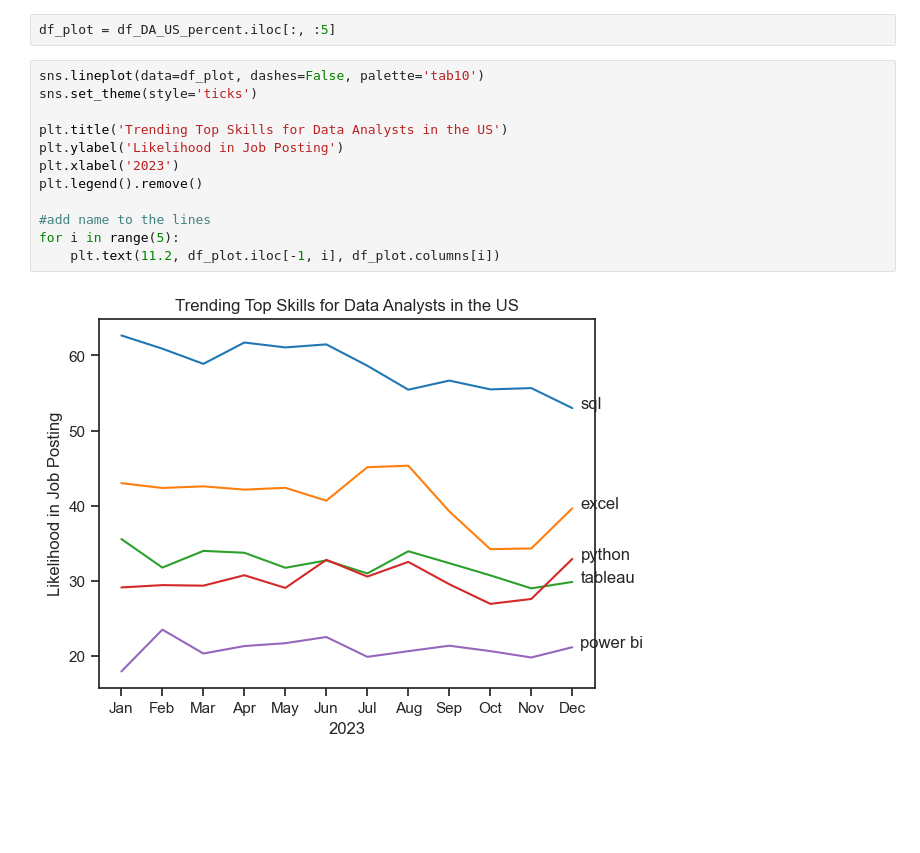
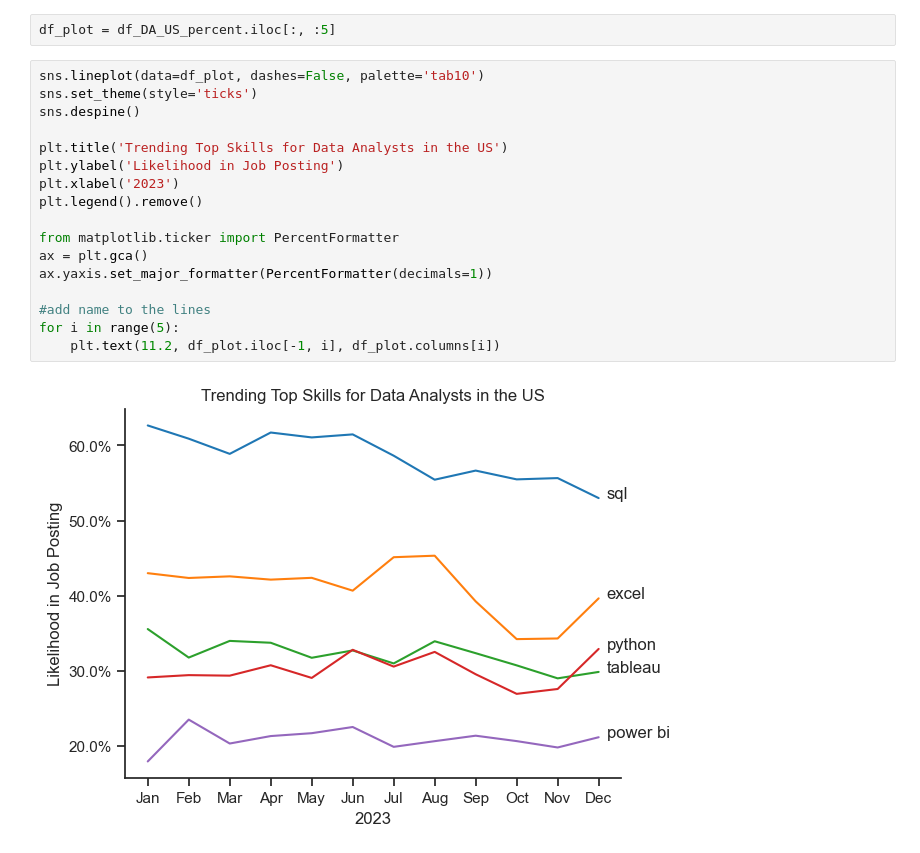
Before and after one commit to grootbean/Python_Data_Project, a Jupyter notebook: 3_Project/3_Skills_Trend.ipynb, the cells around one changed output. Saved outputs shown, nothing was run; the diff lists cells and outputs as text; blank space fills up the shorter version.

```diff
--- a/3_Project/3_Skills_Trend.ipynb
+++ b/3_Project/3_Skills_Trend.ipynb
@@ -120,14 +120,19 @@ df_plot = df_DA_US_percent.iloc[:, :5]
 # %%
 sns.lineplot(data=df_plot, dashes=False, palette='tab10')
 sns.set_theme(style='ticks')
+sns.despine()
 
 plt.title('Trending Top Skills for Data Analysts in the US')
 plt.ylabel('Likelihood in Job Posting')
 plt.xlabel('2023')
 plt.legend().remove()
 
+from matplotlib.ticker import PercentFormatter
+ax = plt.gca()
+ax.yaxis.set_major_formatter(PercentFormatter(decimals=1))
+
 #add name to the lines
 for i in range(5):
     plt.text(11.2, df_plot.iloc[-1, i], df_plot.columns[i])
 # %% [output]
-[figure, old version]
+[figure, new version]
```
Also changed, not shown: 2 other files.
